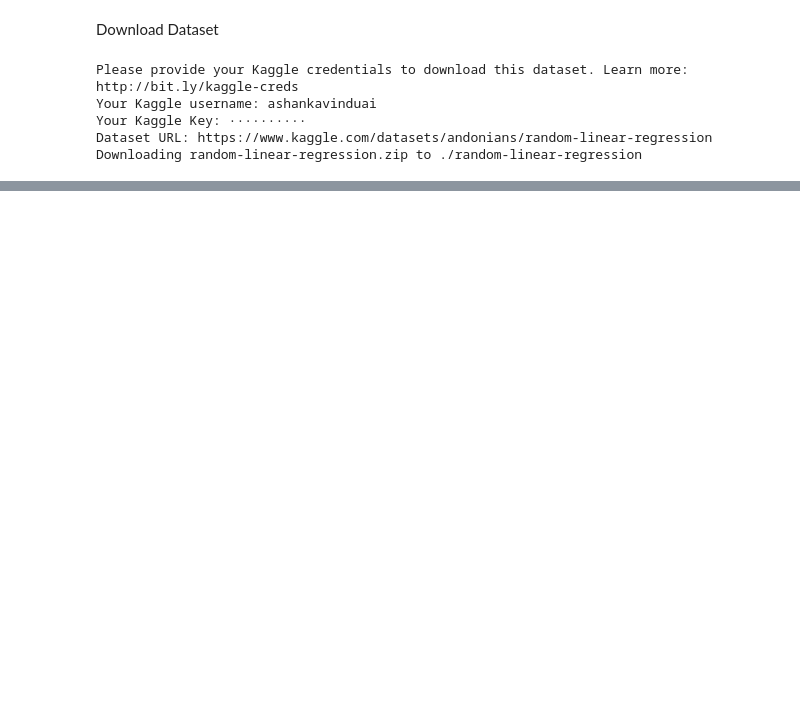
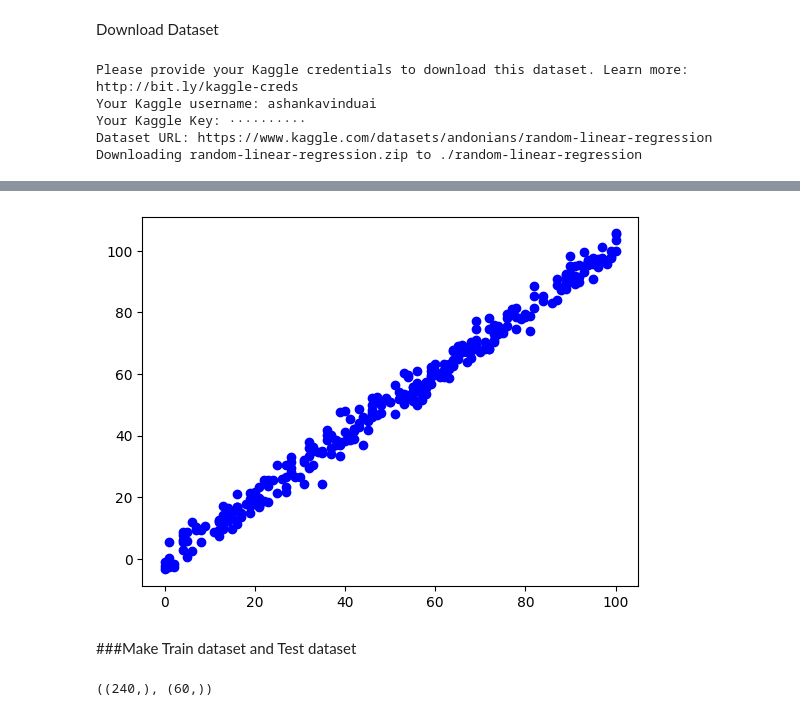
Before and after one commit to Ashan-TUF/Regression_with_TensorFlow, a Jupyter notebook: Regression_with_TensorFlow.ipynb, the cells around one changed output, grey strips where cells are left out. Cells and saved outputs as stored; diff of their text form; code cells hidden in the pictures; blank space fills up the shorter version.

```diff
--- a/Regression_with_TensorFlow.ipynb
+++ b/Regression_with_TensorFlow.ipynb
@@ -35,3 +35,5 @@ Your Kaggle username: ashankavinduai
 Your Kaggle Key: ··········
 Dataset URL: https://www.kaggle.com/datasets/andonians/random-linear-regression
 Downloading random-linear-regression.zip to ./random-linear-regression
+# %%
+data = pd.read_csv("random-linear-regression/test.csv")
@@ -37,0 +53,3 @@ Downloading random-linear-regression.zip to ./random-linear-regression
+# %%
+x = data['x']
+y = data['y']
@@ -37,0 +90,7 @@ Downloading random-linear-regression.zip to ./random-linear-regression
+# %%
+plt.scatter(x,y,c ='b') #'b' is the color blue
+plt.show()
+# %% [output]
+[figure, added]
+# %% [markdown]
+###Make Train dataset and Test dataset
@@ -37,0 +100,4 @@ Downloading random-linear-regression.zip to ./random-linear-regression
+# %%
+x_train.shape,x_test.shape
+# %% [output]
+((240,), (60,))
```
Also changed, not shown: parts of 11 cells of this notebook.
